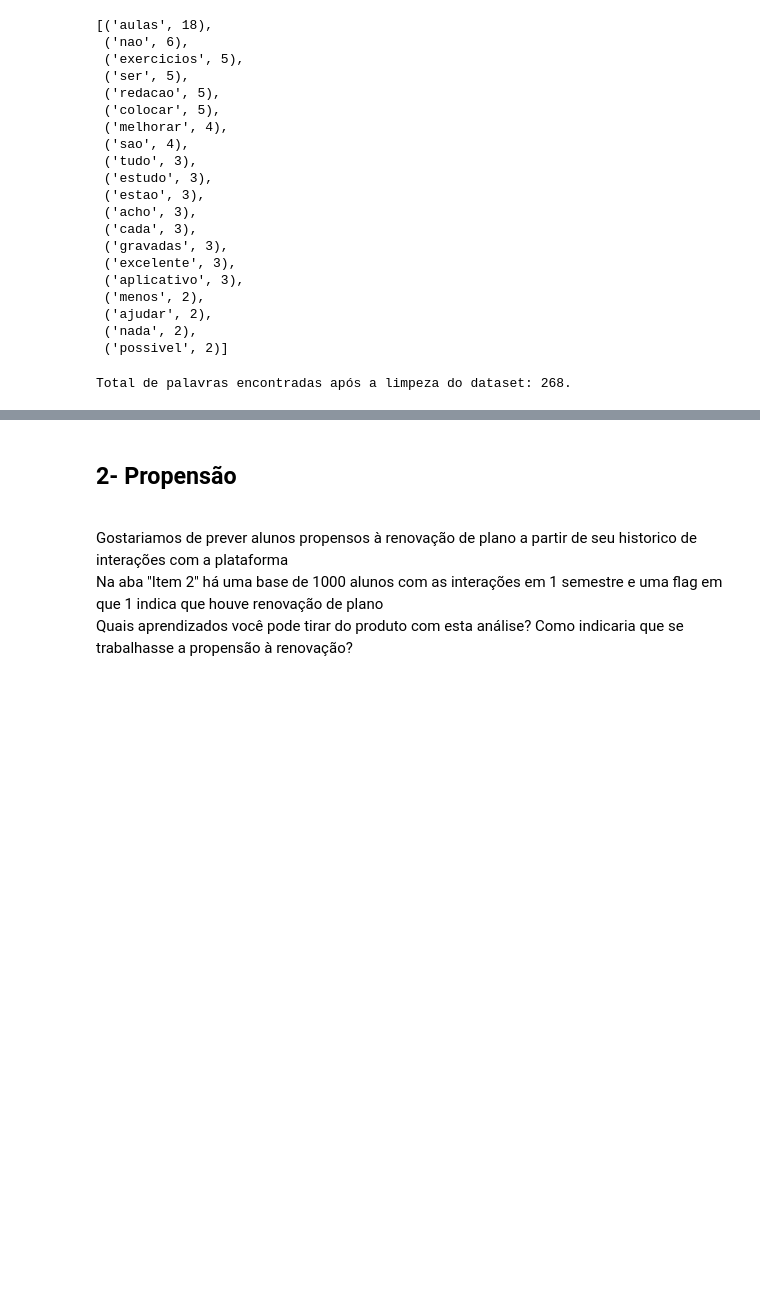
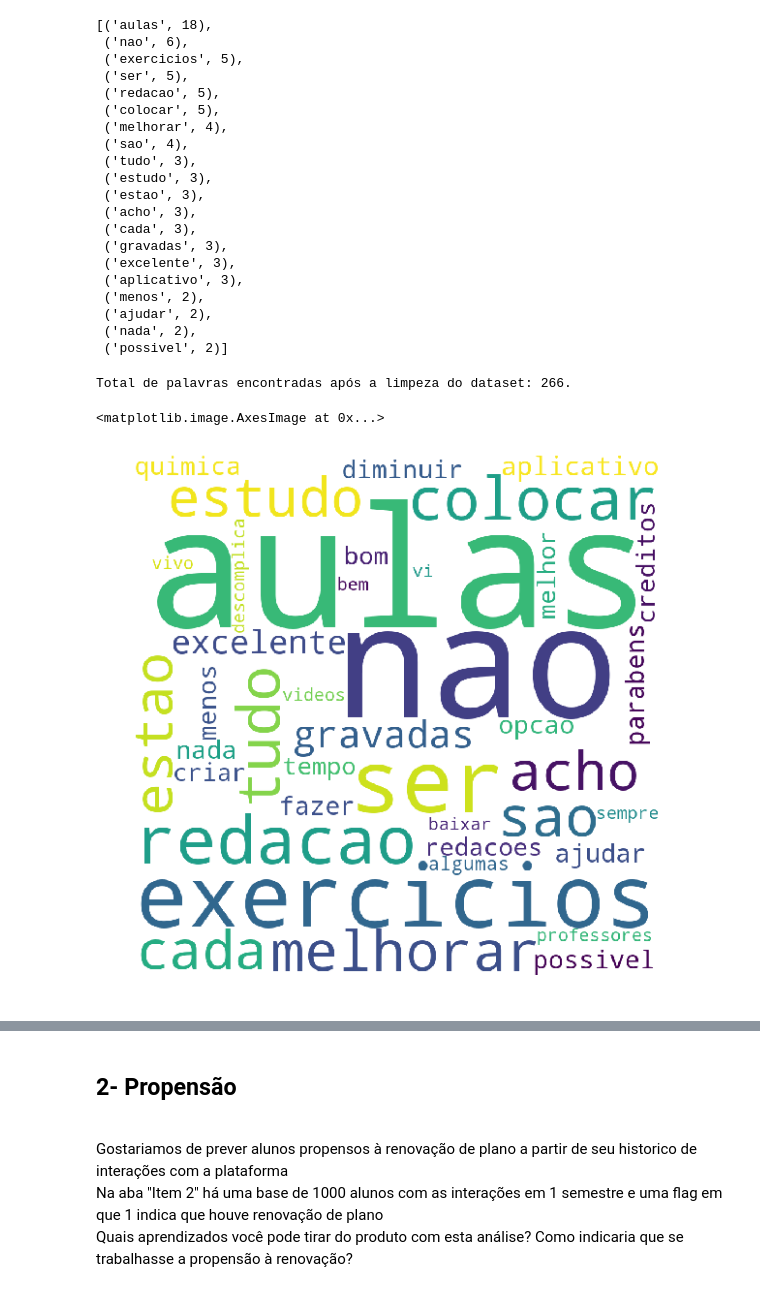
Before and after one commit to eedubraz/desafio-descomplica, a Jupyter notebook: desafio-analise-v2.ipynb, the cells around one changed output, grey strips where cells are left out. Saved outputs shown, nothing was run; the diff lists cells and outputs as text; code cells hidden in the pictures; blank space fills up the shorter version.

```diff
--- a/desafio-analise-v2.ipynb
+++ b/desafio-analise-v2.ipynb
@@ -137,7 +146,7 @@ De 240 registros da base amostral, 49 (20.42%) dos alunos preencheram o campo de
 # %%
 def print_nivel_melhoria(i):
     registro = df1.iloc[i]
-    m = df1['melhoria'].iloc[i].encode('utf-8')[:60]
+    m = df1['melhoria'].iloc[i].encode('utf-8')[:60] + '...'
     n = df1['prob_nivel'].iloc[i].encode('utf-8').upper()
     print('{} \t  :\t {}'.format(n,m))
 # %%
@@ -287,4 +296,14 @@ contador_alto.most_common()[:20]
 # %%
 print('Total de palavras encontradas após a limpeza do dataset: {}.'.format(len(contador_total)))
 # %% [output]
-Total de palavras encontradas após a limpeza do dataset: 268.
+Total de palavras encontradas após a limpeza do dataset: 266.
+# %%
+from wordcloud import WordCloud, STOPWORDS, ImageColorGenerator
+
+wc = WordCloud(background_color="white",width=1000,height=1000, max_words=40,relative_scaling=0.1,normalize_plurals=False).generate_from_frequencies(contador_total)
+plt.figure(figsize=(10,10))
+plt.axis('off')
+plt.imshow(wc)
+# %% [output]
+<matplotlib.image.AxesImage at 0x...>
+[figure, added]
```
Also changed, not shown: parts of 46 cells of this notebook.
